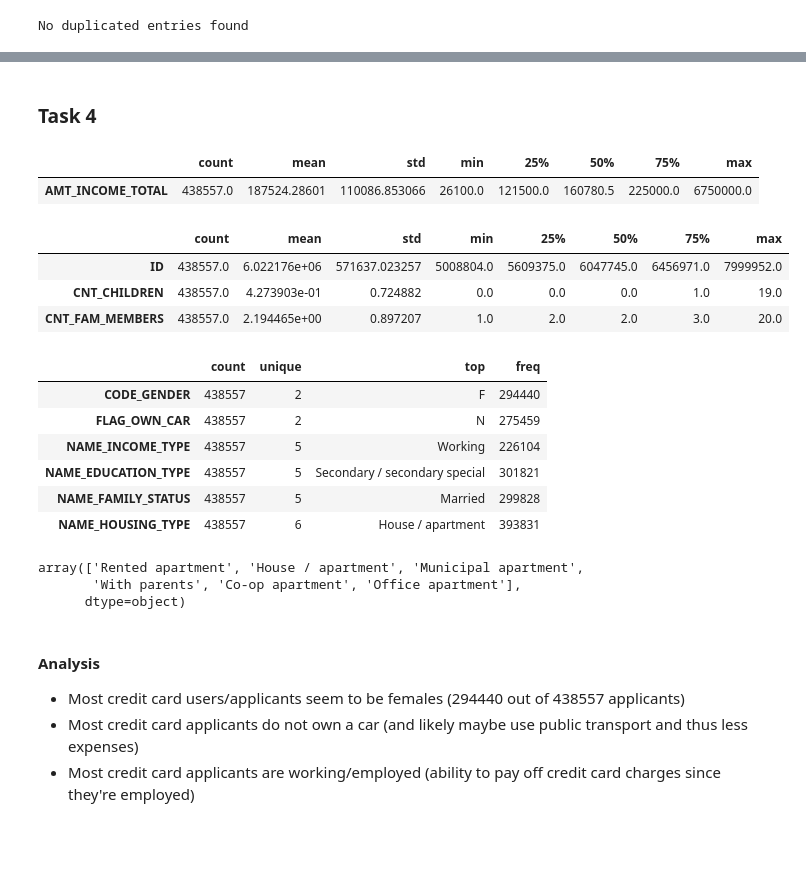
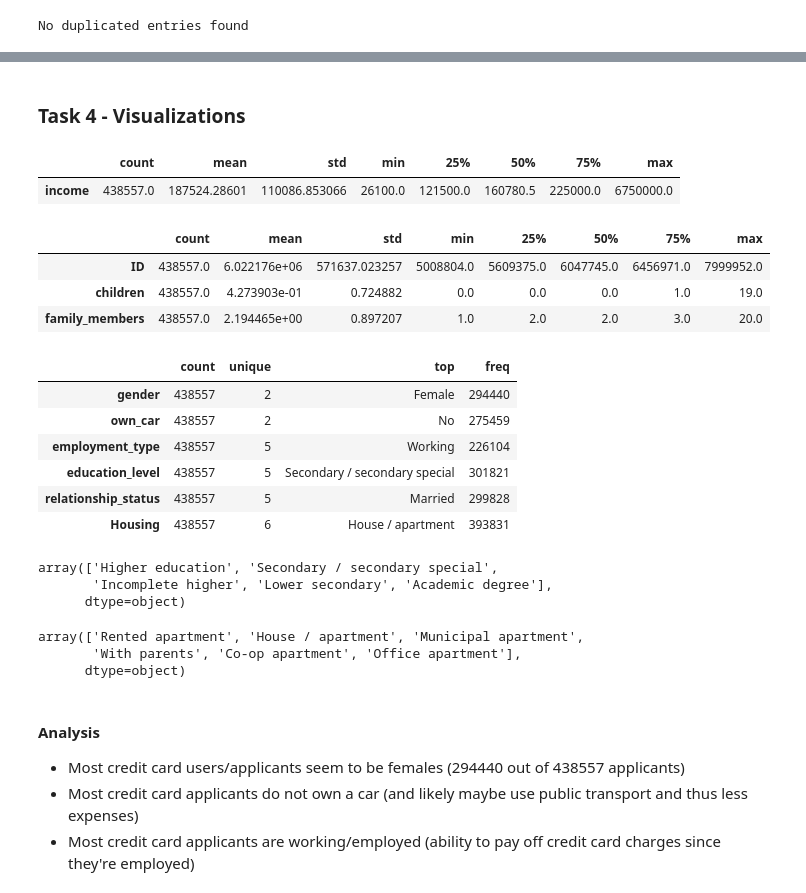
Before and after one commit to alexisd1212/DATA301Project, a Jupyter notebook: notebooks/analysis1.ipynb, the cells around one changed output, grey strips where cells are left out. Drawn from its saved outputs; the diff is of its cells as text; code cells hidden in the pictures; blank space fills up the shorter version.

```diff
--- a/notebooks/analysis1.ipynb
+++ b/notebooks/analysis1.ipynb
@@ -140,10 +121,14 @@ def load_and_process(url_or_path_to_csv_file):
 
     df1 = (
           pd.read_csv('../data/raw/application_record.csv')
-          .rename(columns={'CODE_GENDER': 'gender', 'CNT_CHILDREN': 'children', 'AMT_INCOME_TOTAL': 'income',
+          .rename(columns={'CODE_GENDER': 'gender', 'FLAG_OWN_CAR': 'own_car', 'CNT_CHILDREN': 'children', 'AMT_INCOME_TOTAL': 'income',
                           'NAME_INCOME_TYPE': 'employment_type', 'NAME_EDUCATION_TYPE': 'education_level', 'NAME_FAMILY_STATUS': 'relationship_status',
                           'NAME_HOUSING_TYPE': 'Housing', 'CNT_FAM_MEMBERS': 'family_members'})
           .fillna("Inconlusive")
+          .replace("F", "Female")
+          .replace("M", "Male")
+          .replace("Y", "Yes")
+          .replace("N", "No")
 
     )
 
@@ -161,30 +162,25 @@ def load_and_process(url_or_path_to_csv_file):
 # %% [markdown]
-### **Task 4**
+### **Task 4 - Visualizations**
+# %%
+new_df = load_and_process("../data/raw/")
+new_df.describe(include='float64').T
+# %% [output]
+|  | count | mean | std | min | 25% | 50% | 75% | max |
+| income | 438557.0 | 187524.28601 | 110086.853066 | 26100.0 | 121500.0 | 160780.5 | 225000.0 | 6750000.0 |
 # %%
-df_cleaned.describe(include='float64').T
+new_df.describe(include='int64').T
 # %% [output]
 |  | count | mean | std | min | 25% | 50% | 75% | max |
-| AMT_INCOME_TOTAL | 438557.0 | 187524.28601 | 110086.853066 | 26100.0 | 121500.0 | 160780.5 | 225000.0 | 6750000.0 |
+| ID | 438557.0 | 6.022176e+06 | 571637.023257 | 5008804.0 | 5609375.0 | 6047745.0 | 6456971.0 | 7999952.0 |
+| children | 438557.0 | 4.273903e-01 | 0.724882 | 0.0 | 0.0 | 0.0 | 1.0 | 19.0 |
+| family_members | 438557.0 | 2.194465e+00 | 0.897207 | 1.0 | 2.0 | 2.0 | 3.0 | 20.0 |
 # %%
-df_cleaned.describe(include='int64').T
+new_df.describe(include='object').T
 # %% [output]
-|  | count | mean | std | min | 25% | 50% | 75% | max |
-| ID | 438557.0 | 6.022176e+06 | 571637.023257 | 5008804.0 | 5609375.0 | 6047745.0 | 6456971.0 | 7999952.0 |
-| CNT_CHILDREN | 438557.0 | 4.273903e-01 | 0.724882 | 0.0 | 0.0 | 0.0 | 1.0 | 19.0 |
-| CNT_FAM_MEMBERS | 438557.0 | 2.194465e+00 | 0.897207 | 1.0 | 2.0 | 2.0 | 3.0 | 20.0 |
+|  | count | unique | top | freq |
+| gender | 438557 | 2 | Female | 294440 |
+| own_car | 438557 | 2 | No | 275459 |
+| employment_type | 438557 | 5 | Working | 226104 |
+| education_level | 438557 | 5 | Secondary / secondary special | 301821 |
+| relationship_status | 438557 | 5 | Married | 299828 |
+| Housing | 438557 | 6 | House / apartment | 393831 |
-# %%
-df_cleaned.describe(include='object').T
-# %% [output]
-|  | count | unique | top | freq |
-| CODE_GENDER | 438557 | 2 | F | 294440 |
-| FLAG_OWN_CAR | 438557 | 2 | N | 275459 |
-| NAME_INCOME_TYPE | 438557 | 5 | Working | 226104 |
-| NAME_EDUCATION_TYPE | 438557 | 5 | Secondary / secondary special | 301821 |
-| NAME_FAMILY_STATUS | 438557 | 5 | Married | 299828 |
-| NAME_HOUSING_TYPE | 438557 | 6 | House / apartment | 393831 |
-# %%
-df4 = df_cleaned.NAME_EDUCATION_TYPE.unique()
-# %% [output]
-array(['Rented apartment', 'House / apartment', 'Municipal apartment',
-       'With parents', 'Co-op apartment', 'Office apartment'],
-      dtype=object)
@@ -193,3 +187,15 @@ df3 = df_cleaned.NAME_HOUSING_TYPE.unique()
+# %%
+new_df.education_level.unique()
+# %% [output]
+array(['Higher education', 'Secondary / secondary special',
+       'Incomplete higher', 'Lower secondary', 'Academic degree'],
+      dtype=object)
+# %%
+new_df.Housing.unique()
+# %% [output]
+array(['Rented apartment', 'House / apartment', 'Municipal apartment',
+       'With parents', 'Co-op apartment', 'Office apartment'],
+      dtype=object)
 # %% [markdown]
 
 #### Analysis
```
Also changed, not shown: parts of 7 cells of this notebook.
